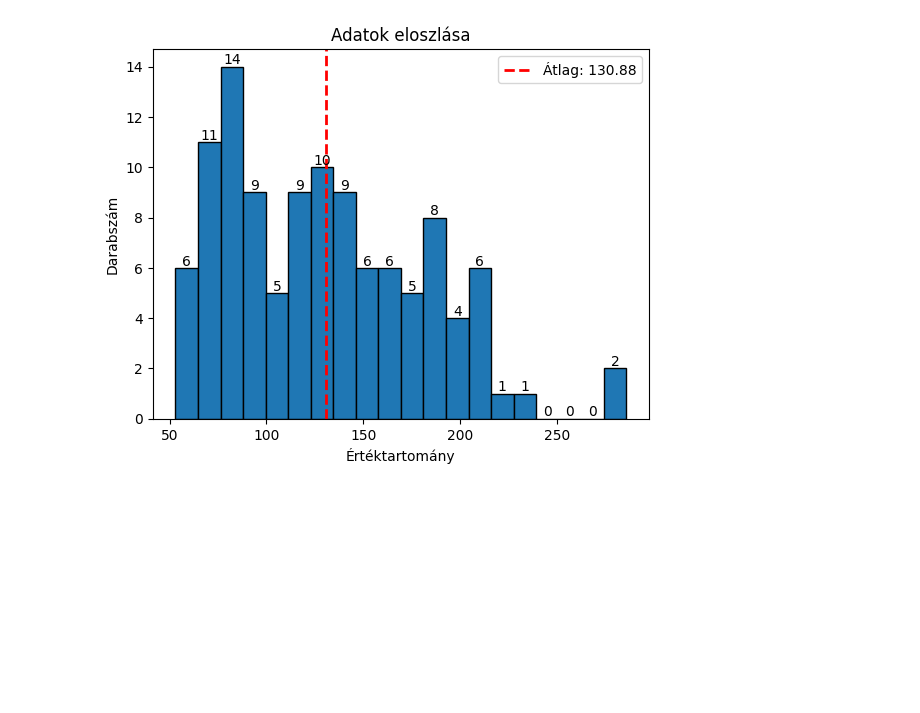
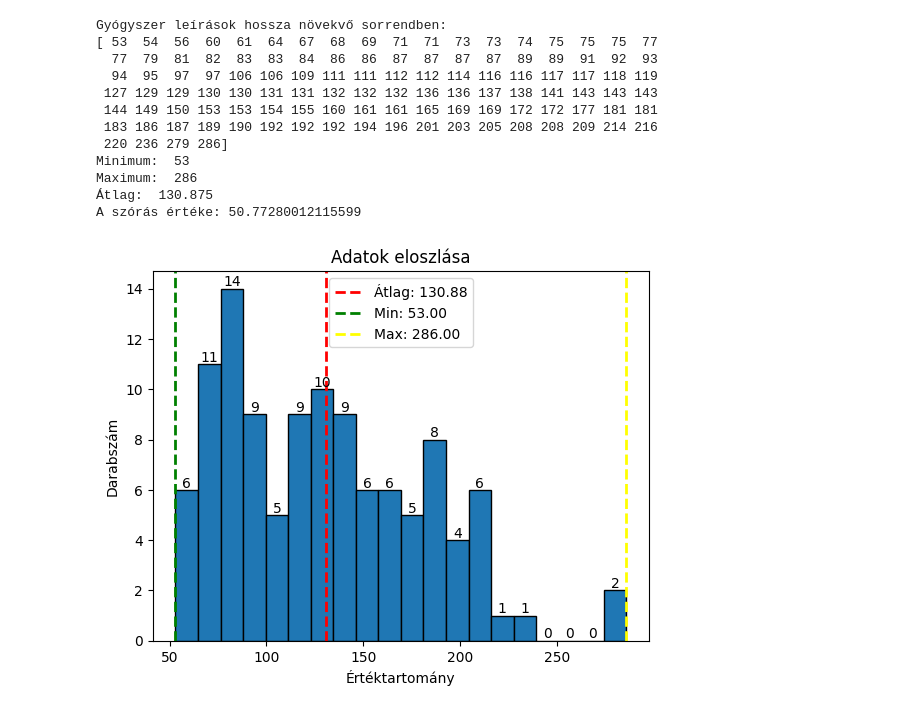
Before and after one commit to lakatosgabor/ogyei_dataset_info, a Jupyter notebook: ogyei_dataset.ipynb, the cells around one changed output. Cells and saved outputs as stored; diff of their text form; code cells hidden in the pictures; blank space fills up the shorter version.

```diff
--- a/ogyei_dataset.ipynb
+++ b/ogyei_dataset.ipynb
@@ -56,21 +38,52 @@ világosszürke színű, ovális alakú, domború felületű kapszula, a kupakja
 # %%
-# Hisztogram kirajzolása
+average_value = np.mean(string_len)
+min_value = np.min(string_len)
+max_value = np.max(string_len)
+
+print("Gyógyszer leírások hossza növekvő sorrendben: ")
+print(np.sort(string_len))
+print("Minimum: ", min_value)
+print("Maximum: ", max_value)
+print("Átlag: ", average_value)
+
+# Különbségek négyzetre emelése és átlagának számítása
+squared_diff = sum((x - average_value) ** 2 for x in string_len) / len(string_len)
+
+# Szórás kiszámítása (négyzetgyök)
+standard_deviation = np.sqrt(squared_diff)
+
+print("A szórás értéke:", standard_deviation)
+
+
 n, bins, patches = plt.hist(string_len, bins=20, edgecolor='black')
 plt.title('Adatok eloszlása')
 plt.xlabel('Értéktartomány')
 plt.ylabel('Darabszám')
 
 # Értékek kiírása az oszlopokra
 for i in range(len(patches)):
     plt.text(patches[i].get_x() + patches[i].get_width() / 2, patches[i].get_height() + 0.1, str(int(n[i])), ha='center')
 
-# Átlag kiszámítása
-average_value = np.mean(string_len)
 
 # Egyenes rajzolása az átlaghoz
 plt.axvline(x=average_value, color='red', linestyle='dashed', linewidth=2, label=f'Átlag: {average_value:.2f}')
+plt.axvline(x=min_value, color='green', linestyle='dashed', linewidth=2, label=f'Min: {min_value:.2f}')
+plt.axvline(x=max_value, color='yellow', linestyle='dashed', linewidth=2, label=f'Max: {max_value:.2f}')
+
 plt.legend()
 
 plt.show()
 # %% [output]
+Gyógyszer leírások hossza növekvő sorrendben:
+[ 53  54  56  60  61  64  67  68  69  71  71  73  73  74  75  75  75  77
+  77  79  81  82  83  83  84  86  86  87  87  87  87  89  89  91  92  93
+  94  95  97  97 106 106 109 111 111 112 112 114 116 116 117 117 118 119
+ 127 129 129 130 130 131 131 132 132 132 136 136 137 138 141 143 143 143
+ 144 149 150 153 153 154 155 160 161 161 165 169 169 172 172 177 181 181
+ 183 186 187 189 190 192 192 192 194 196 201 203 205 208 208 209 214 216
+ 220 236 279 286]
+Minimum:  53
+Maximum:  286
+Átlag:  130.875
+A szórás értéke: 50.77280012115599
-[figure, old version]
+[figure, new version]
```
Also changed, not shown: parts of 2 cells of this notebook.
